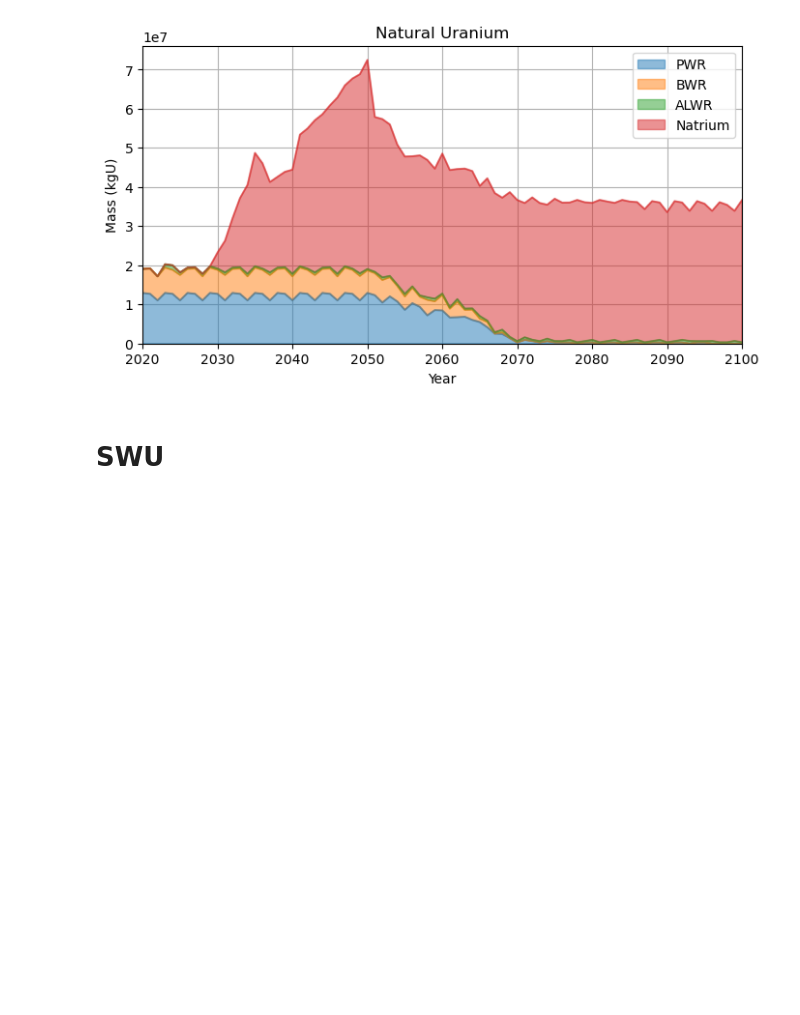
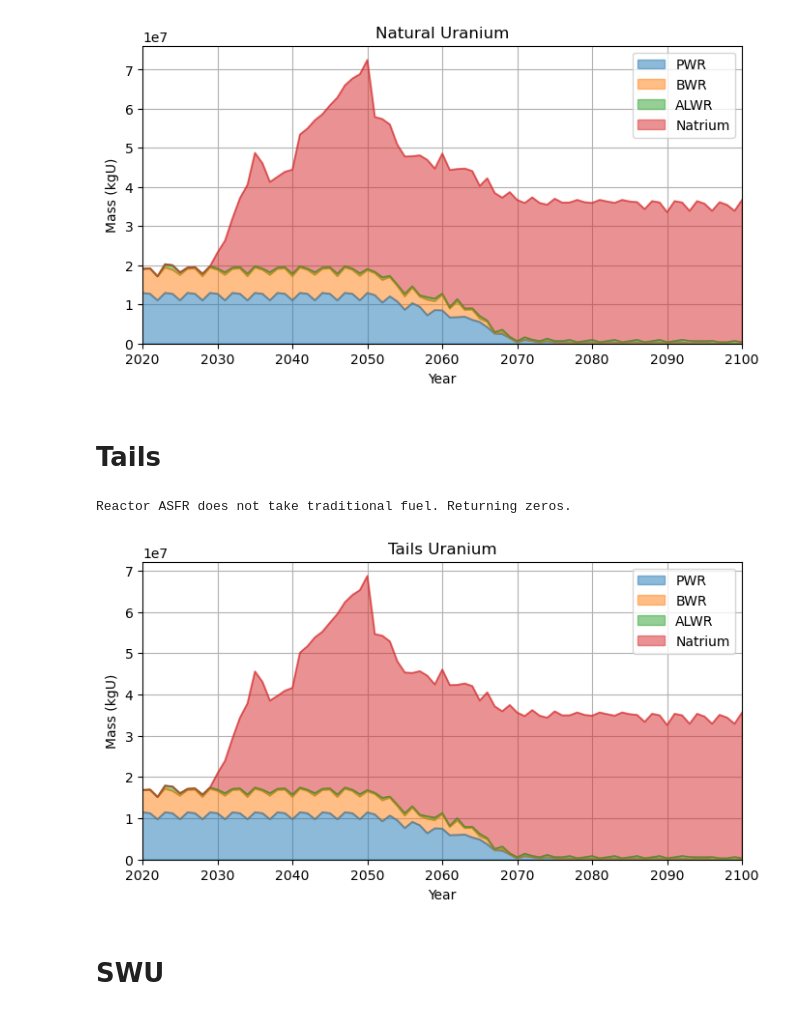
Before and after one commit to watts-dev/watts, a Jupyter notebook: examples/DYMOND/to_array.ipynb, the cells around one changed output. Saved outputs shown, nothing was run; the diff lists cells and outputs as text; code cells hidden in the pictures; blank space fills up the shorter version.

```diff
--- a/examples/DYMOND/to_array.ipynb
+++ b/examples/DYMOND/to_array.ipynb
@@ -74,6 +74,16 @@ for k,v in natlu_dict.items():
 # %% [output]
 Reactor ASFR does not take traditional fuel. Returning zeros.
 [figure]
+# %% [markdown]
+# Tails
+# %%
+natlu_dict = obj.stock_fuel_tails(obj.reactors, nat_assay, tails_assay, return_sum=False)
+plot_stacked(natlu_dict, title='Tails Uranium', ylabel='Mass (kgU)', xlim=(2020, 2100))
+for k,v in natlu_dict.items():
+    csv_dict[f'DU_{k}'] = v
+# %% [output]
+Reactor ASFR does not take traditional fuel. Returning zeros.
+[figure, added]
 # %% [markdown]
 # SWU
 # %%
```
Also changed, not shown: parts of 1 cell of this notebook, 2 other files.
